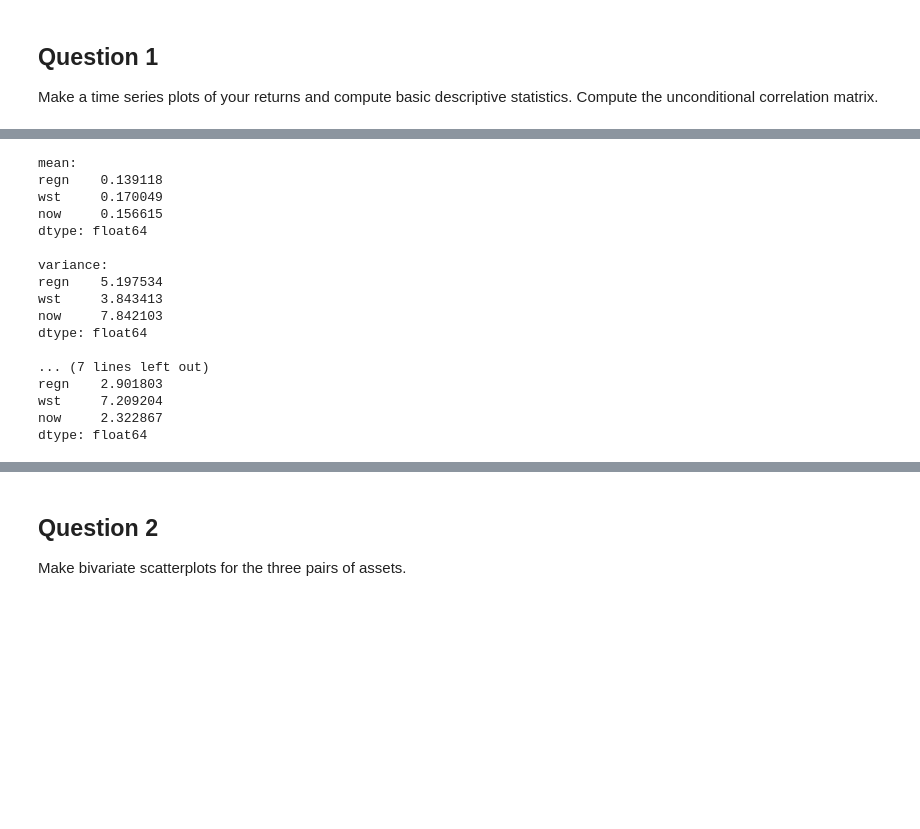
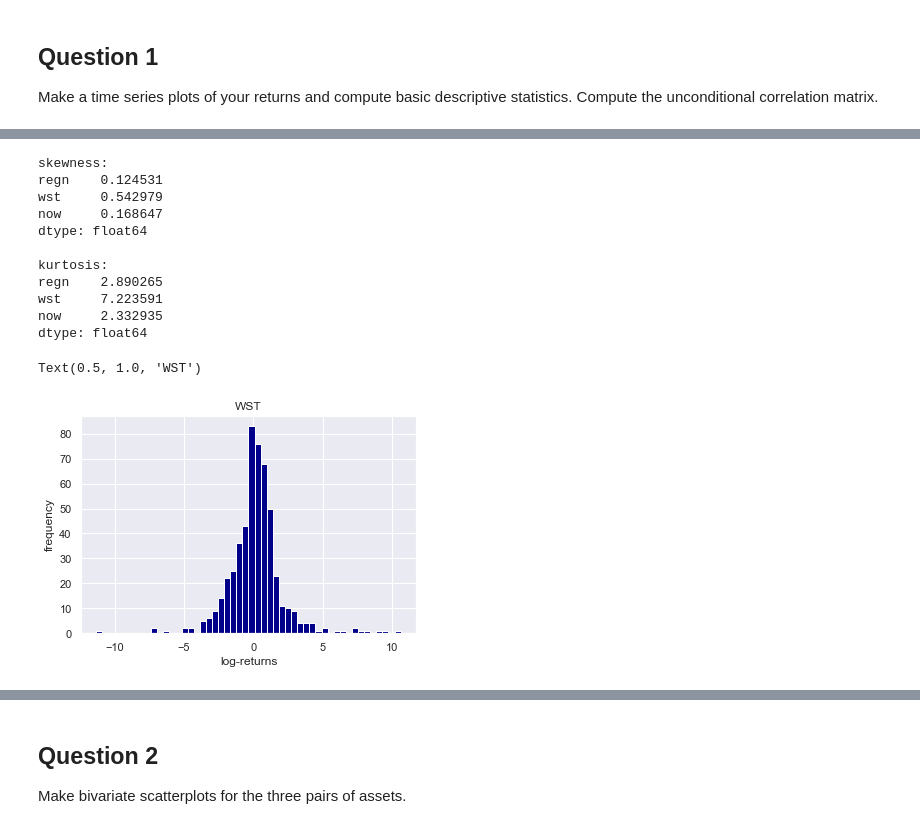
Before and after one commit to camillemd/econometrics, a Jupyter notebook: HMW5/hmw5-econ.ipynb, the cells around one changed output, grey strips where cells are left out. Saved outputs shown, nothing was run; the diff lists cells and outputs as text; code cells hidden in the pictures; blank space fills up the shorter version.

```diff
--- a/HMW5/hmw5-econ.ipynb
+++ b/HMW5/hmw5-econ.ipynb
@@ -99,35 +94,29 @@ Text(0.5, 1.0, 'ServiceNow')
 # %%
-mean = stocks.mean()
-variance = stocks.var()
 skewness = stocks.skew()
 kurtosis = stocks.kurt()
 
-print('mean:')
-print(mean)
-print(' ')
-print('variance:')
-print(variance)
-print(' ')
 print('skewness:')
 print(skewness)
 print(' ')
 print('kurtosis:')
 print(kurtosis)
 # %% [output]
-mean:
-regn    0.139118
-wst     0.170049
-now     0.156615
+skewness:
+regn    0.124531
+wst     0.542979
+now     0.168647
 dtype: float64
 
-variance:
-regn    5.197534
-wst     3.843413
-now     7.842103
+kurtosis:
+regn    2.890265
+wst     7.223591
+now     2.332935
 dtype: float64
-
-... (7 lines left out)
-regn    2.901803
-wst     7.209204
-now     2.322867
-dtype: float64
+# %%
+plt.hist(stocks['wst'], bins = 50, color = 'darkblue')
+plt.xlabel('log-returns')
+plt.ylabel('frequency')
+plt.title('WST')
+# %% [output]
+Text(0.5, 1.0, 'WST')
+[figure, added]
```
Also changed, not shown: parts of 53 cells of this notebook.
